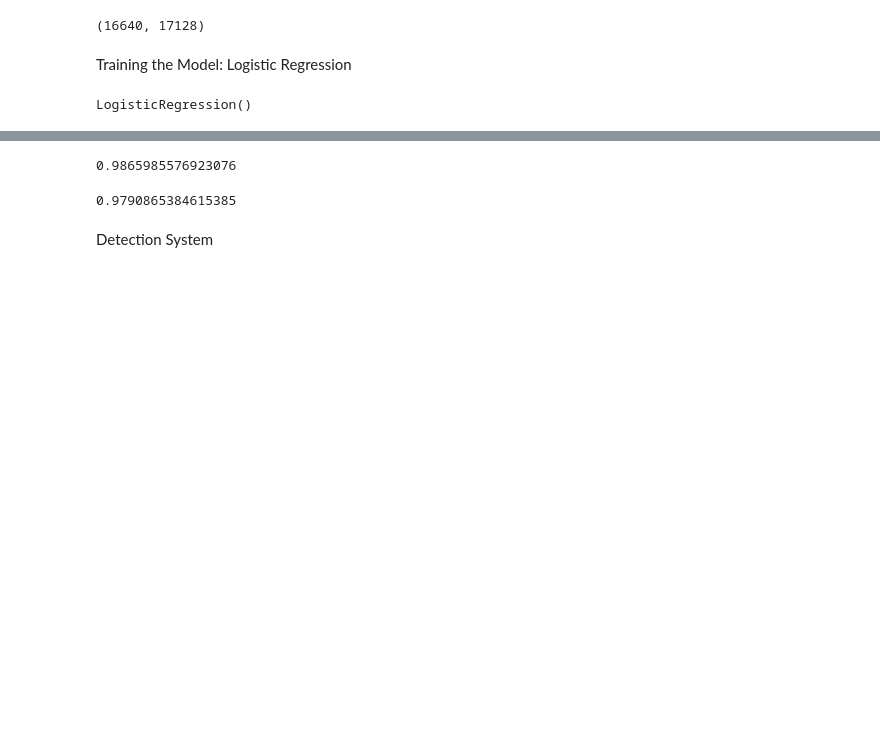
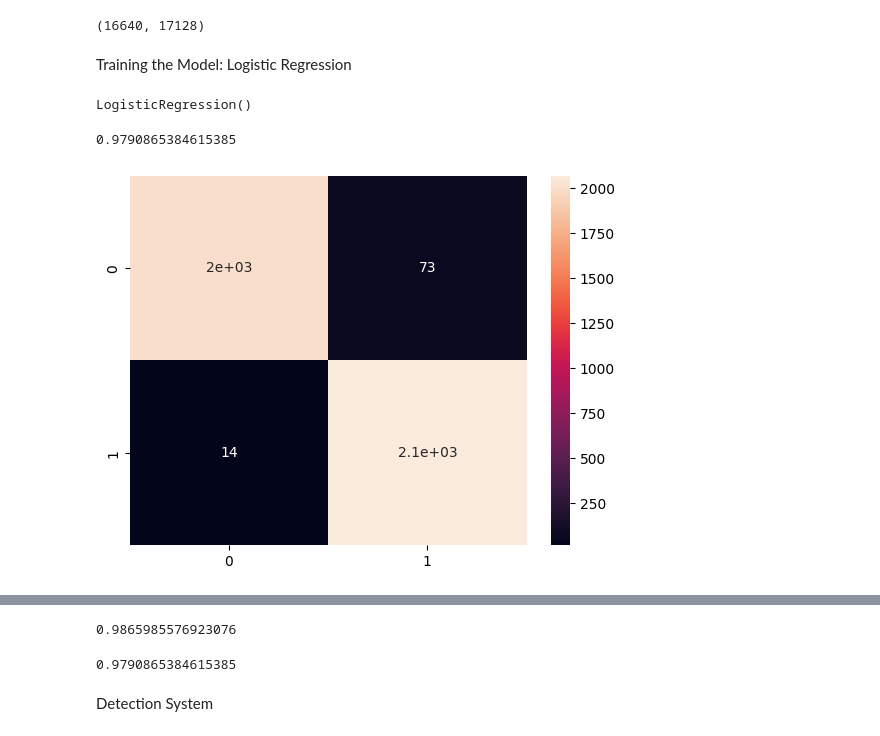
Before and after one commit to prabhjyot009/Fake-News-Detection-Machine-Learning, a Jupyter notebook: Fake News Prediction Model.ipynb, the cells around one changed output, grey strips where cells are left out. Saved outputs shown, nothing was run; the diff lists cells and outputs as text; code cells hidden in the pictures; blank space fills up the shorter version.

```diff
--- a/Fake News Prediction Model.ipynb
+++ b/Fake News Prediction Model.ipynb
@@ -185,3 +185,25 @@ model = LogisticRegression()
 model.fit(X_train,Y_train)
 # %% [output]
 LogisticRegression()
+# %%
+#visualize the model performance using confusion matrix
+from sklearn.metrics import confusion_matrix
+import matplotlib.pyplot as plt
+import seaborn as sns
+
+#predict the labels on the validation dataset
+Y_pred = model.predict(X_test)
+Y_pred
+
+#confusion matrix
+conf_mat = confusion_matrix(Y_test,Y_pred)
+conf_mat
+
+#plot the confusion matrix
+sns.heatmap(conf_mat,annot=True)
+
+#accuracy score
+accuracy_score(Y_test,Y_pred)
+# %% [output]
+0.9790865384615385
+[figure, added]
```
Also changed, not shown: parts of 2 cells of this notebook, 4 other files.
